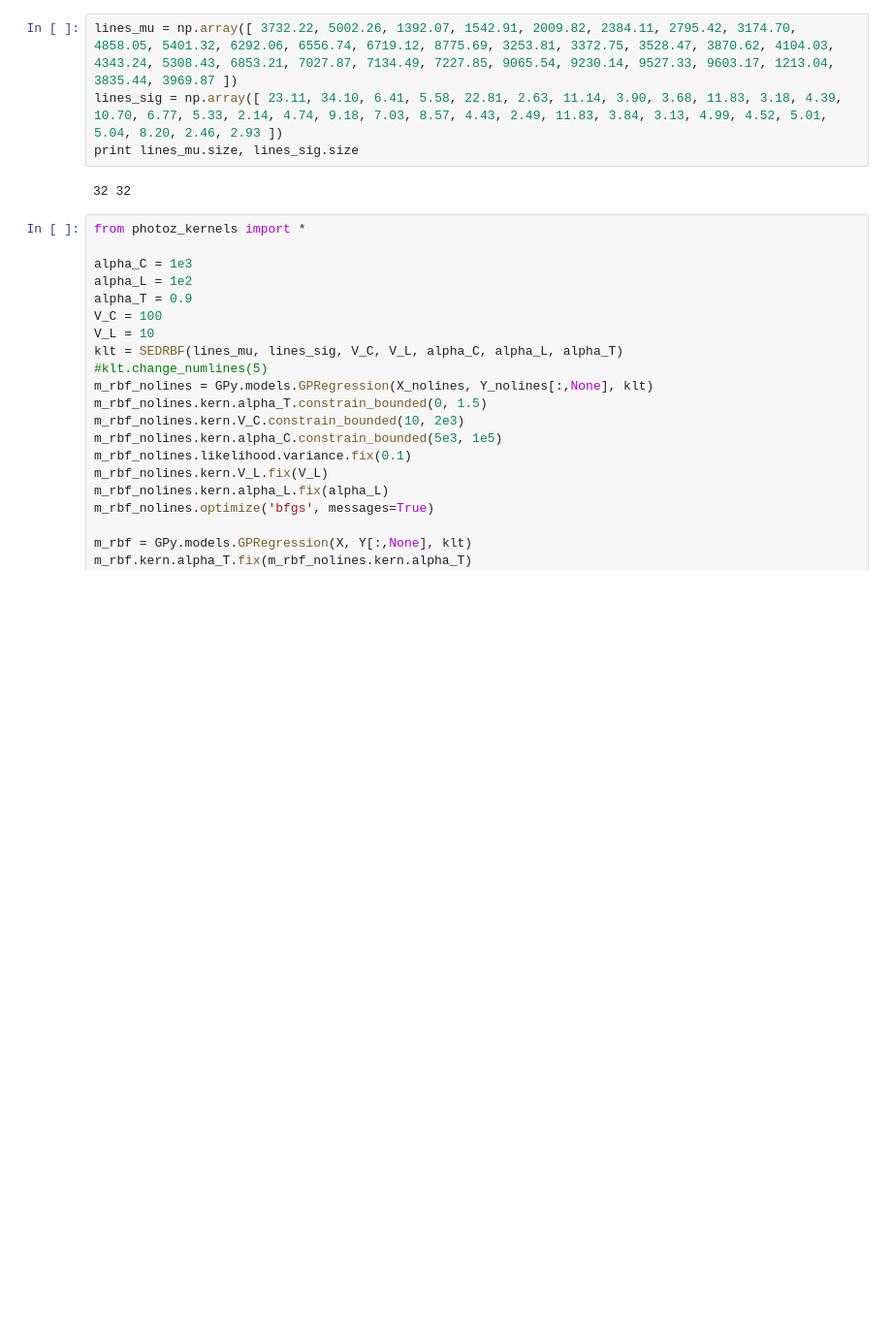
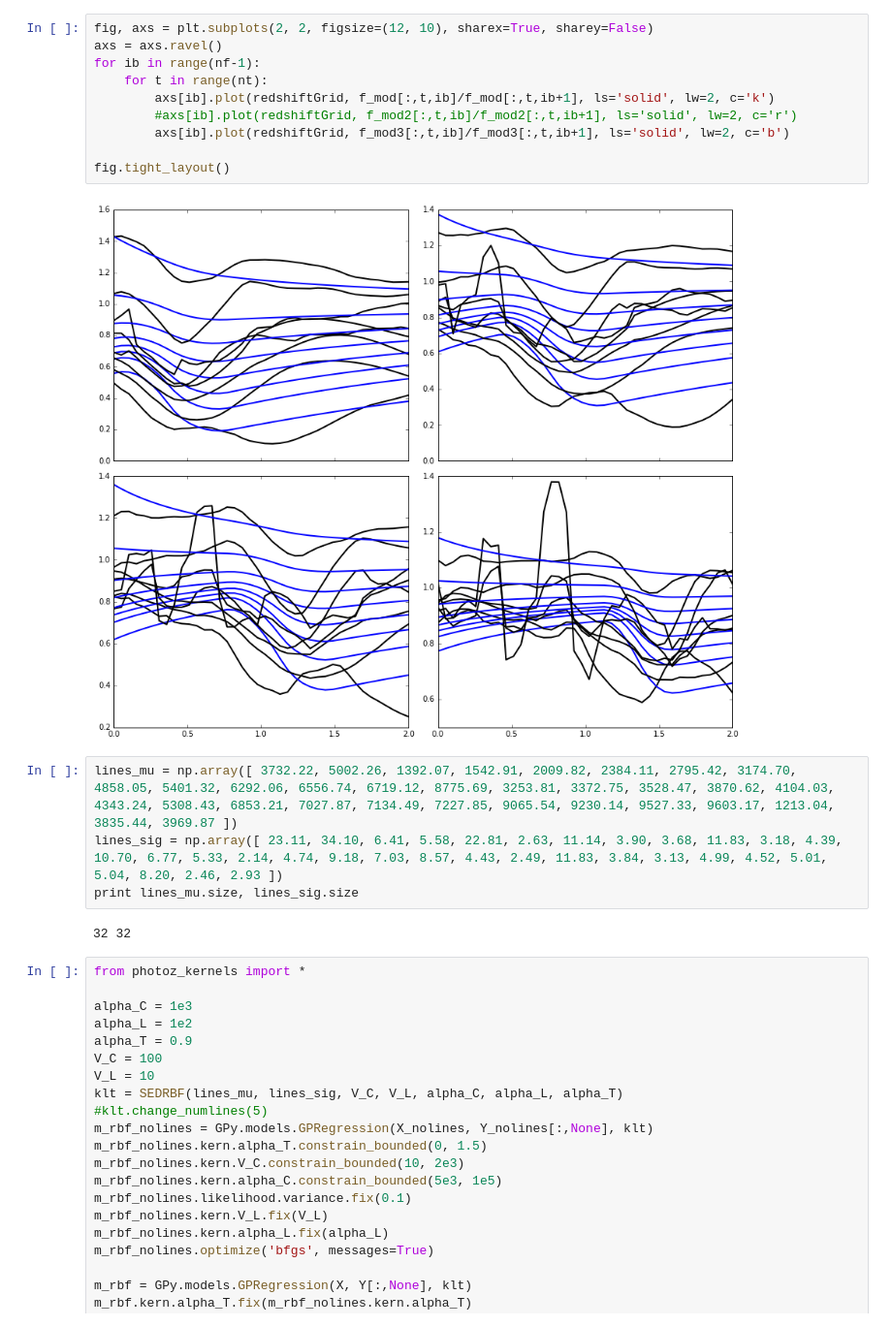
Before and after one commit to ixkael/Delight, a Jupyter notebook: notebooks/Demo 1 - create filters and type coefficients.ipynb, the cells around one changed output. Shown at 97% size. Cells and saved outputs as stored; diff of their text form; blank space fills up the shorter version.

```diff
--- a/notebooks/Demo 1 - create filters and type coefficients.ipynb
+++ b/notebooks/Demo 1 - create filters and type coefficients.ipynb
@@ -218,3 +310,15 @@ for jf in range(nf):
+# %%
+fig, axs = plt.subplots(2, 2, figsize=(12, 10), sharex=True, sharey=False)
+axs = axs.ravel()
+for ib in range(nf-1):
+    for t in range(nt):
+        axs[ib].plot(redshiftGrid, f_mod[:,t,ib]/f_mod[:,t,ib+1], ls='solid', lw=2, c='k')
+        #axs[ib].plot(redshiftGrid, f_mod2[:,t,ib]/f_mod2[:,t,ib+1], ls='solid', lw=2, c='r')
+        axs[ib].plot(redshiftGrid, f_mod3[:,t,ib]/f_mod3[:,t,ib+1], ls='solid', lw=2, c='b')
+
+fig.tight_layout()
+# %% [output]
+[figure, added]
 # %%
 lines_mu = np.array([ 3732.22, 5002.26, 1392.07, 1542.91, 2009.82, 2384.11, 2795.42, 3174.70, 4858.05, 5401.32, 6292.06, 6556.74, 6719.12, 8775.69, 3253.81, 3372.75, 3528.47, 3870.62, 4104.03, 4343.24, 5308.43, 6853.21, 7027.87, 7134.49, 7227.85, 9065.54, 9230.14, 9527.33, 9603.17, 1213.04, 3835.44, 3969.87 ])
 lines_sig = np.array([ 23.11, 34.10, 6.41, 5.58, 22.81, 2.63, 11.14, 3.90, 3.68, 11.83, 3.18, 4.39, 10.70, 6.77, 5.33, 2.14, 4.74, 9.18, 7.03, 8.57, 4.43, 2.49, 11.83, 3.84, 3.13, 4.99, 4.52, 5.01, 5.04, 8.20, 2.46, 2.93 ])
```
Also changed, not shown: parts of 8 cells of this notebook, 8 other files.
